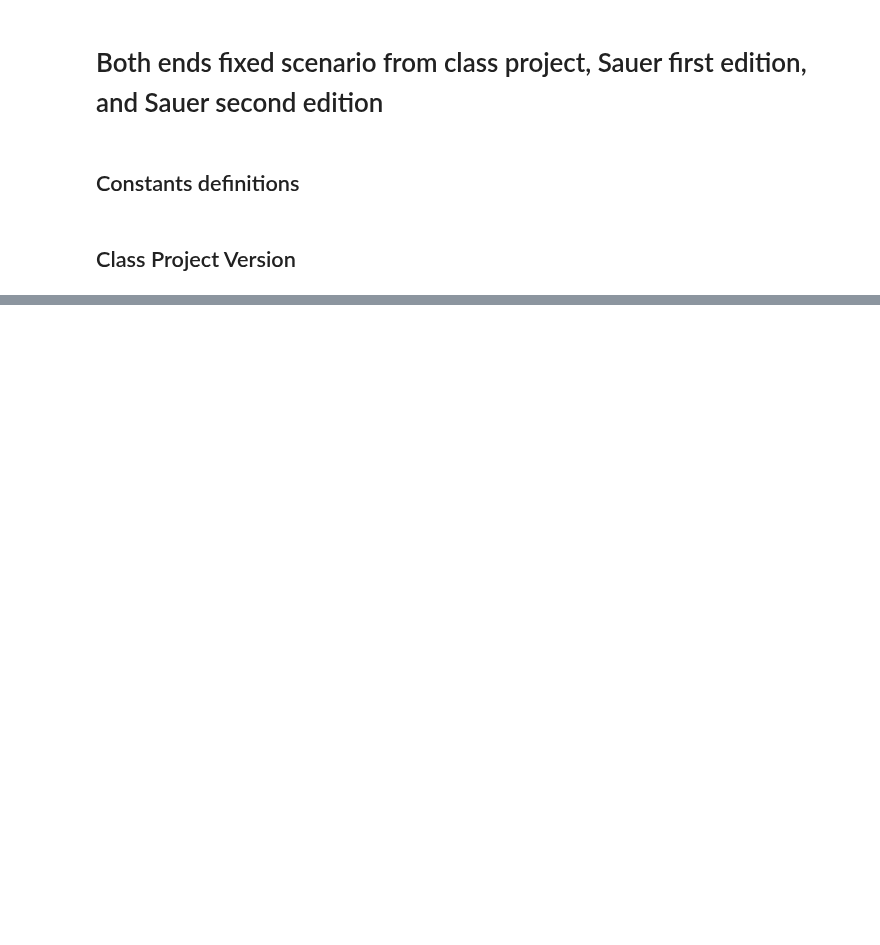
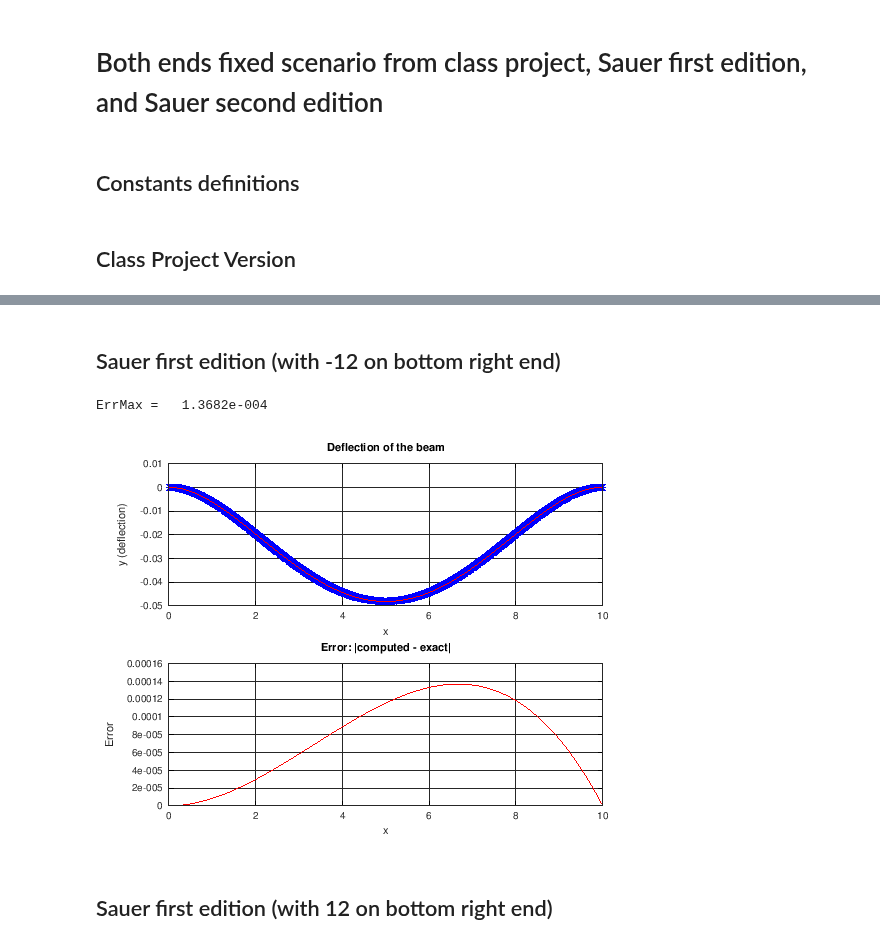
Before and after one commit to branberry/URGOResearch, a Jupyter notebook: BothEndsFixed.ipynb, the cells around one changed output, grey strips where cells are left out. Cells and saved outputs as stored; diff of their text form; code cells hidden in the pictures; blank space fills up the shorter version.

Commit message:
added sauer first edition

```diff
--- a/BothEndsFixed.ipynb
+++ b/BothEndsFixed.ipynb
@@ -80,0 +86,71 @@ grid on;
+# %% [markdown]
+## Sauer first edition (with -12 on bottom right end)
+# %%
+% Since in Sauer's second edition does not use a pentadiagonal matrix, we must use a more standard approach
+% Filling and solving our matrix.
+format short
+
+n = 1000; % number of subintervals on [h, L]
+h = L/(n+1); % discretization spacing
+N = n; % number of unknowns to be solved for
+A = sparse(N,N);
+% Define the RHS of the system
+f = -h^4/(E*I) * w * ones(N, 1);
+%f(1) = f(N) = 0;
+
+
+% Creating diagonals of the matrix
+for i=1:N
+    for j = 1:N
+        % adding the main diagonal
+        if i == j && i > 1 && i <= N - 1
+            A(i,j) = 6;
+        endif
+        % adding the first superdiagonal and subdiagonal
+        if abs(i - j) == 1 && i > 1 && i <= N - 1
+            A(i,j) = -4;
+        endif
+        % adding the second superdiagonal and subdiagonal
+        if abs(i - j) == 2 && i > 1 && i <= N - 1
+            A(i,j) = 1;
+        endif
+    endfor
+endfor
+
+
+% left end point
+A(1,1) = 12;
+A(1,2) = -6;
+A(1,3) = (4/3);
+
+% right endpoint
+A(N,N) = -12;
+A(N-1,N) = -4;
+A(N,N-1) = -6;
+A(N-1,N-1) = 6;
+A(N,N-2) = (4/3);
+
+% Finding y
+y = A\f;
+
+% Plots
+x = (h:h:L - h)';
+y_exact = -b*d*rho*g/(24*E*I)*x.^2.*(L - x).^2;
+ErrMax = max(abs(y-y_exact))
+# %% [output]
+ErrMax =   1.3682e-004
+# %%
+subplot(2,1,1);
+plot(x, y, "b*", x, y_exact, "r")
+title('Deflection of the beam');
+xlabel('x'); ylabel('y (deflection)');
+grid on;
+subplot(2,1,2);
+plot(x, abs(y - y_exact), "r")
+title('Error: |computed - exact|');
+xlabel('x'); ylabel('Error');
+grid on;
+# %% [output]
+[figure, added]
+# %% [markdown]
+## Sauer first edition (with 12 on bottom right end)
```
Also changed, not shown: parts of 5 cells of this notebook, 1 other file.
